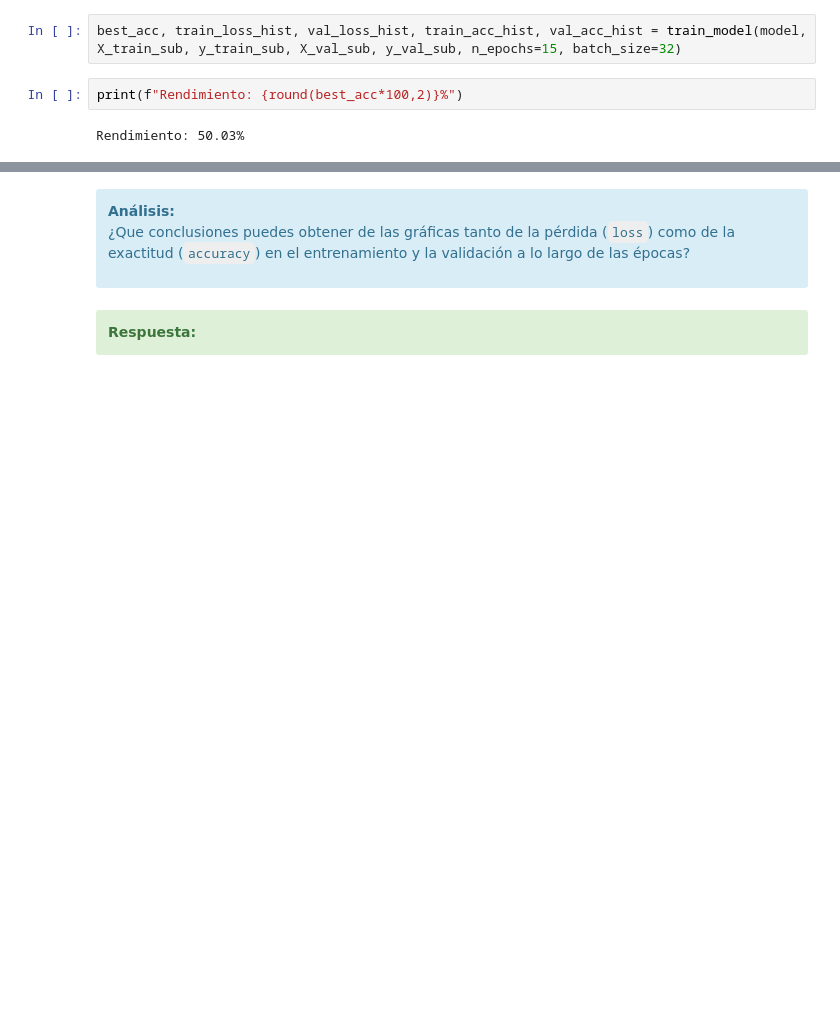
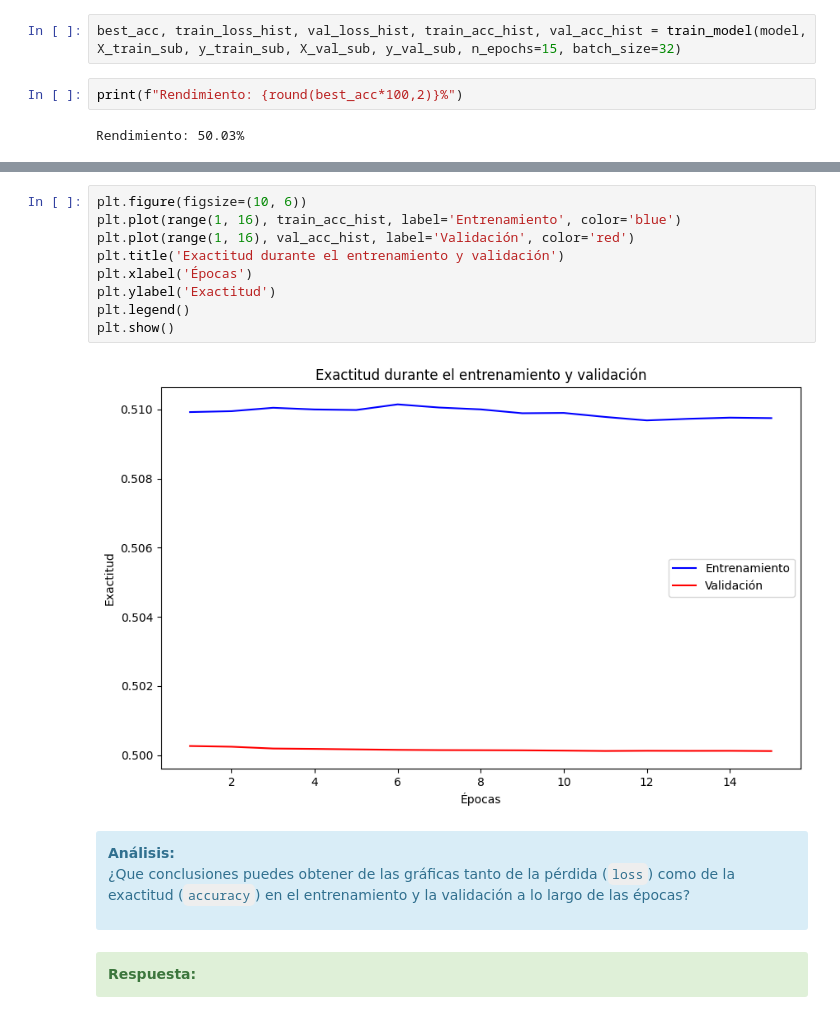
Before and after one commit to Hulkilla/Aprendizaje-Automatico, a Jupyter notebook: PEC3/M2_891_20241_PEC3_Marina.ipynb, the cells around one changed output, grey strips where cells are left out. Drawn from its saved outputs; the diff is of its cells as text; blank space fills up the shorter version.

```diff
--- a/PEC3/M2_891_20241_PEC3_Marina.ipynb
+++ b/PEC3/M2_891_20241_PEC3_Marina.ipynb
@@ -1821,3 +1821,14 @@ plt.show()
+# %%
+plt.figure(figsize=(10, 6))
+plt.plot(range(1, 16), train_acc_hist, label='Entrenamiento', color='blue')
+plt.plot(range(1, 16), val_acc_hist, label='Validación', color='red')
+plt.title('Exactitud durante el entrenamiento y validación')
+plt.xlabel('Épocas')
+plt.ylabel('Exactitud')
+plt.legend()
+plt.show()
+# %% [output]
+[figure, added]
 # %% [markdown]
 <div class="alert alert-block alert-info">
 <strong>Análisis:</strong>
```
Also changed, not shown: parts of 28 cells of this notebook.
